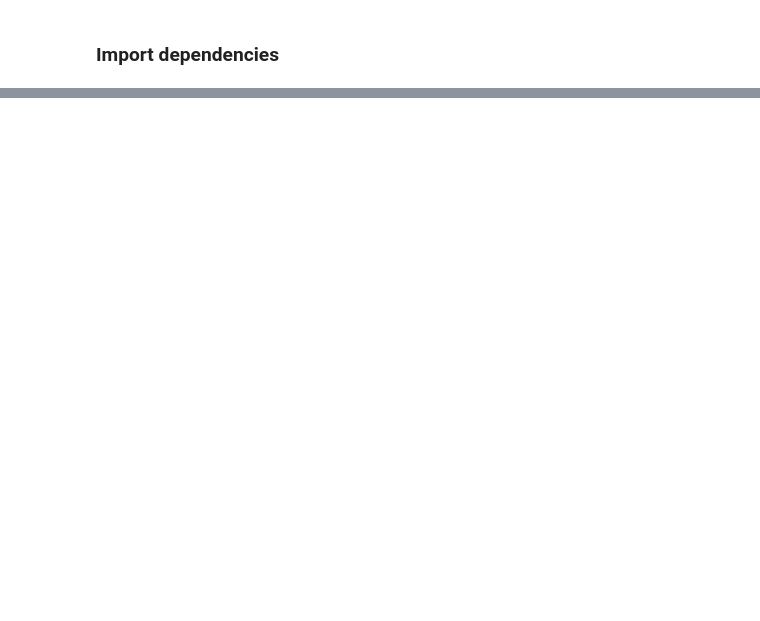
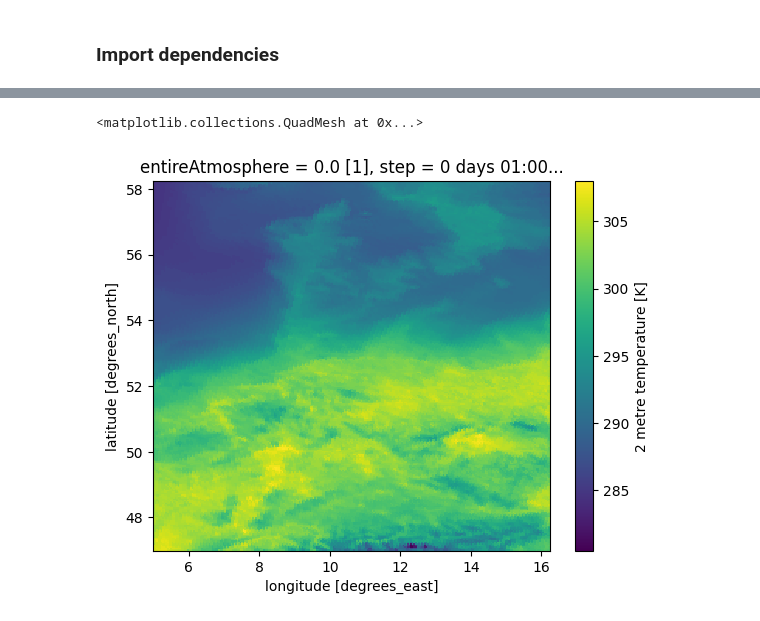
Before and after one commit to sebastien-tetaud/destine-super-resolution, a Jupyter notebook: notebook_interpolation.ipynb, the cells around one changed output, grey strips where cells are left out. Cells and saved outputs as stored; diff of their text form; code cells hidden in the pictures; blank space fills up the shorter version.

```diff
--- a/notebook_interpolation.ipynb
+++ b/notebook_interpolation.ipynb
@@ -98,0 +28,27 @@ FrozenMappingWarningOnValuesAccess({'time': 240, 'latitude': 512, 'longitude': 1
+# %%
+hr_data = xr.open_dataset(
+    config["dataset"]["hr_zarr_url"],
+    engine="zarr", storage_options={"client_kwargs": {"trust_env": "true"}},
+    chunks={})
+
+lr_data = xr.open_dataset(
+    config["dataset"]["lr_zarr_url"],
+    engine="zarr", storage_options={"client_kwargs": {"trust_env": "true"}},
+    chunks={})
+# %%
+
+latitude_range = tuple(config["dataset"]["latitude_range"])
+longitude_range = tuple(config["dataset"]["longitude_range"])
+hr = hr_data.sel(latitude=slice(latitude_range[0],latitude_range[1]),
+                    longitude=slice(longitude_range[0],longitude_range[1]))
+latitude_range = tuple(config["dataset"]["latitude_range"])
+longitude_range = tuple(config["dataset"]["longitude_range"])
+lr = lr_data.sel(latitude=slice(latitude_range[0],latitude_range[1]),
+                    longitude=slice(longitude_range[0],longitude_range[1]))
+# %%
+
+start_date = config["dataset"]["start_date"]
+end_date = config["dataset"]["end_date"]
+
+hr = hr.sel(time=slice(start_date, end_date))
+lr = lr.sel(time=slice(start_date, end_date))
@@ -98,0 +75,9 @@ FrozenMappingWarningOnValuesAccess({'time': 240, 'latitude': 512, 'longitude': 1
+# %%
+import random
+
+index = random.randint(0, lr.dims['time'])
+# %%
+hr["t2m"][index].load().plot()
+# %% [output]
+<matplotlib.collections.QuadMesh at 0x...>
+[figure, added]
```
Also changed, not shown: parts of 21 cells of this notebook, 2 other files.
